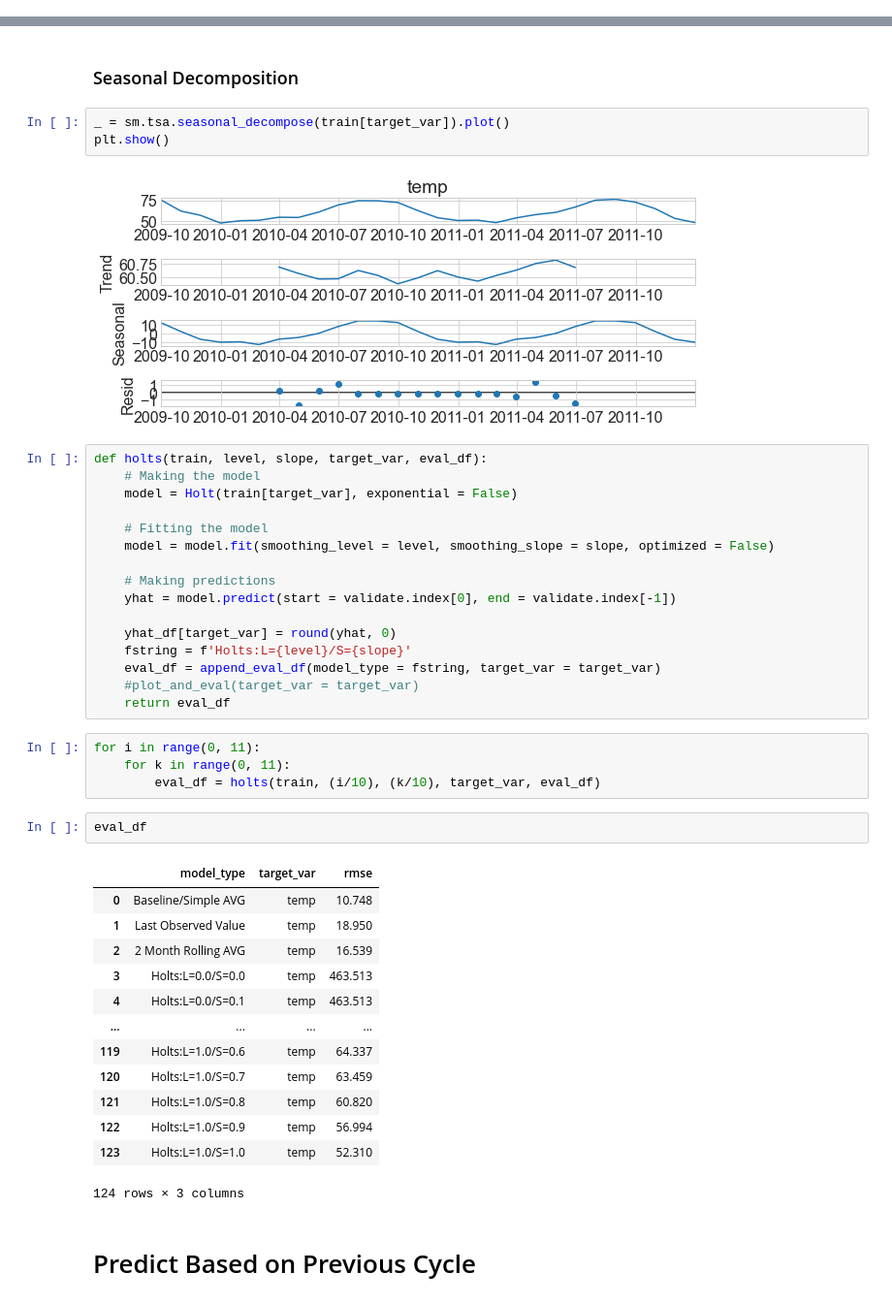
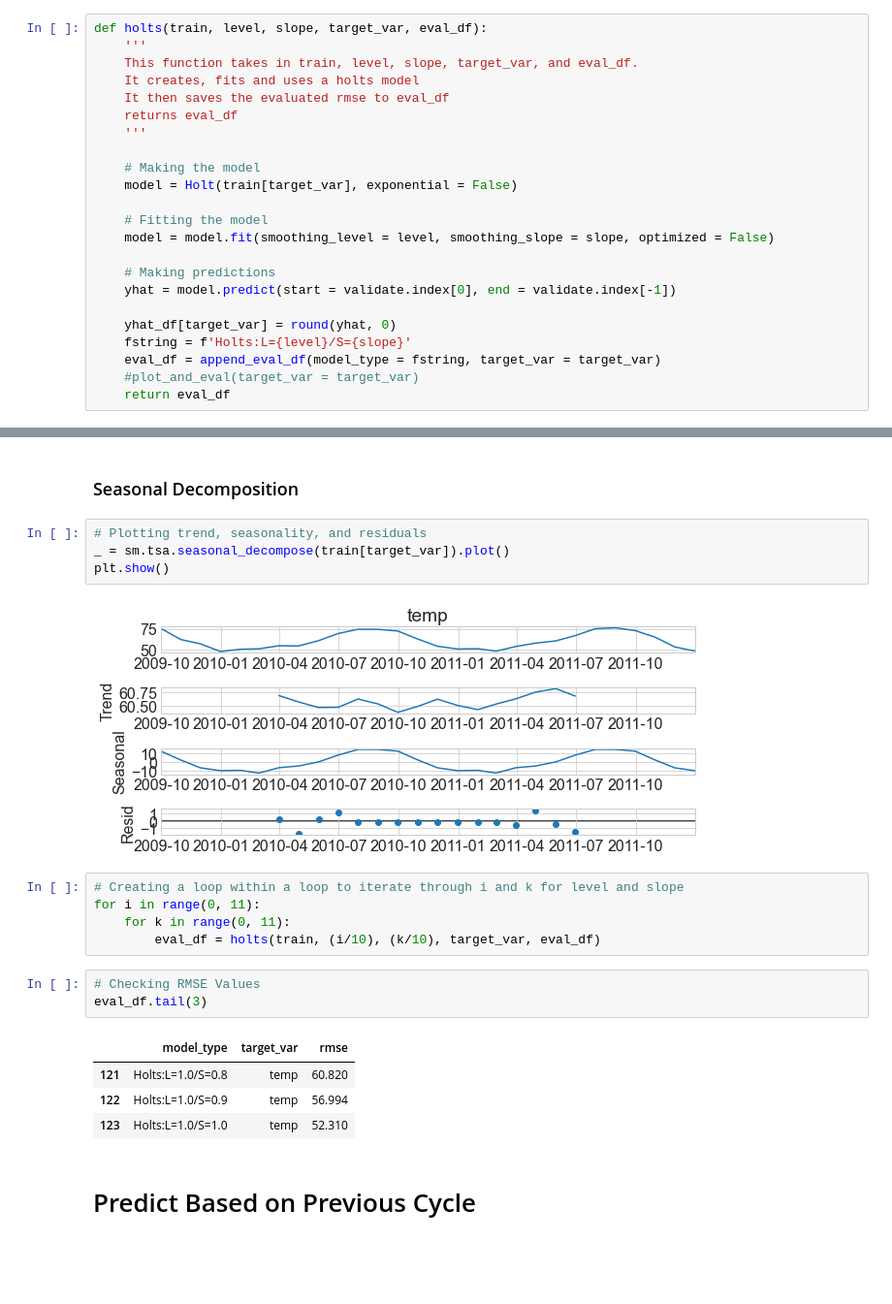
Before and after one commit to joshuamchavez2/time-series-analysis, a Jupyter notebook: final.ipynb, the cells around one changed output, grey strips where cells are left out. Shown: that part at 97% size. Saved outputs shown, nothing was run; the diff lists cells and outputs as text; blank space fills up the shorter version.

```diff
--- a/final.ipynb
+++ b/final.ipynb
@@ -135,0 +152,23 @@ plt.rc('font', size=16)
+# %%
+def holts(train, level, slope, target_var, eval_df):
+    '''
+    This function takes in train, level, slope, target_var, and eval_df.
+    It creates, fits and uses a holts model
+    It then saves the evaluated rmse to eval_df
+    returns eval_df
+    '''
+
+    # Making the model
+    model = Holt(train[target_var], exponential = False)
+
+    # Fitting the model
+    model = model.fit(smoothing_level = level, smoothing_slope = slope, optimized = False)
+
+    # Making predictions
+    yhat = model.predict(start = validate.index[0], end = validate.index[-1])
+
+    yhat_df[target_var] = round(yhat, 0)
+    fstring = f'Holts:L={level}/S={slope}'
+    eval_df = append_eval_df(model_type = fstring, target_var = target_var)
+    #plot_and_eval(target_var = target_var)
+    return eval_df
@@ -517,46 +652,24 @@ Exponential smoothing applied to both the average and the trend (slope).
 # %% [markdown]
 ### Seasonal Decomposition
 # %%
+# Plotting trend, seasonality, and residuals
 _ = sm.tsa.seasonal_decompose(train[target_var]).plot()
 plt.show()
 # %% [output]
 [figure]
-# %%
-def holts(train, level, slope, target_var, eval_df):
-    # Making the model
-    model = Holt(train[target_var], exponential = False)
-
-    # Fitting the model
-    model = model.fit(smoothing_level = level, smoothing_slope = slope, optimized = False)
-
-    # Making predictions
-    yhat = model.predict(start = validate.index[0], end = validate.index[-1])
-
-    yhat_df[target_var] = round(yhat, 0)
-    fstring = f'Holts:L={level}/S={slope}'
-    eval_df = append_eval_df(model_type = fstring, target_var = target_var)
-    #plot_and_eval(target_var = target_var)
-    return eval_df
 # %%
+# Creating a loop within a loop to iterate through i and k for level and slope
 for i in range(0, 11):
     for k in range(0, 11):
         eval_df = holts(train, (i/10), (k/10), target_var, eval_df)
-# %%
-eval_df
-# %% [output]
-|  | model_type | target_var | rmse |
-| 0 | Baseline/Simple AVG | temp | 10.748 |
-| 1 | Last Observed Value | temp | 18.950 |
-| 2 | 2 Month Rolling AVG | temp | 16.539 |
-| 3 | Holts:L=0.0/S=0.0 | temp | 463.513 |
-| 4 | Holts:L=0.0/S=0.1 | temp | 463.513 |
-| ... | ... | ... | ... |
-| 119 | Holts:L=1.0/S=0.6 | temp | 64.337 |
-| 120 | Holts:L=1.0/S=0.7 | temp | 63.459 |
-| 121 | Holts:L=1.0/S=0.8 | temp | 60.820 |
-| 122 | Holts:L=1.0/S=0.9 | temp | 56.994 |
-| 123 | Holts:L=1.0/S=1.0 | temp | 52.310 |
-124 rows × 3 columns
+# %%
+# Checking RMSE Values
+eval_df.tail(3)
+# %% [output]
+|  | model_type | target_var | rmse |
+| 121 | Holts:L=1.0/S=0.8 | temp | 60.820 |
+| 122 | Holts:L=1.0/S=0.9 | temp | 56.994 |
+| 123 | Holts:L=1.0/S=1.0 | temp | 52.310 |
 # %% [markdown]
 # Predict Based on Previous Cycle
 # %% [markdown]
```
Also changed, not shown: parts of 65 cells of this notebook.
